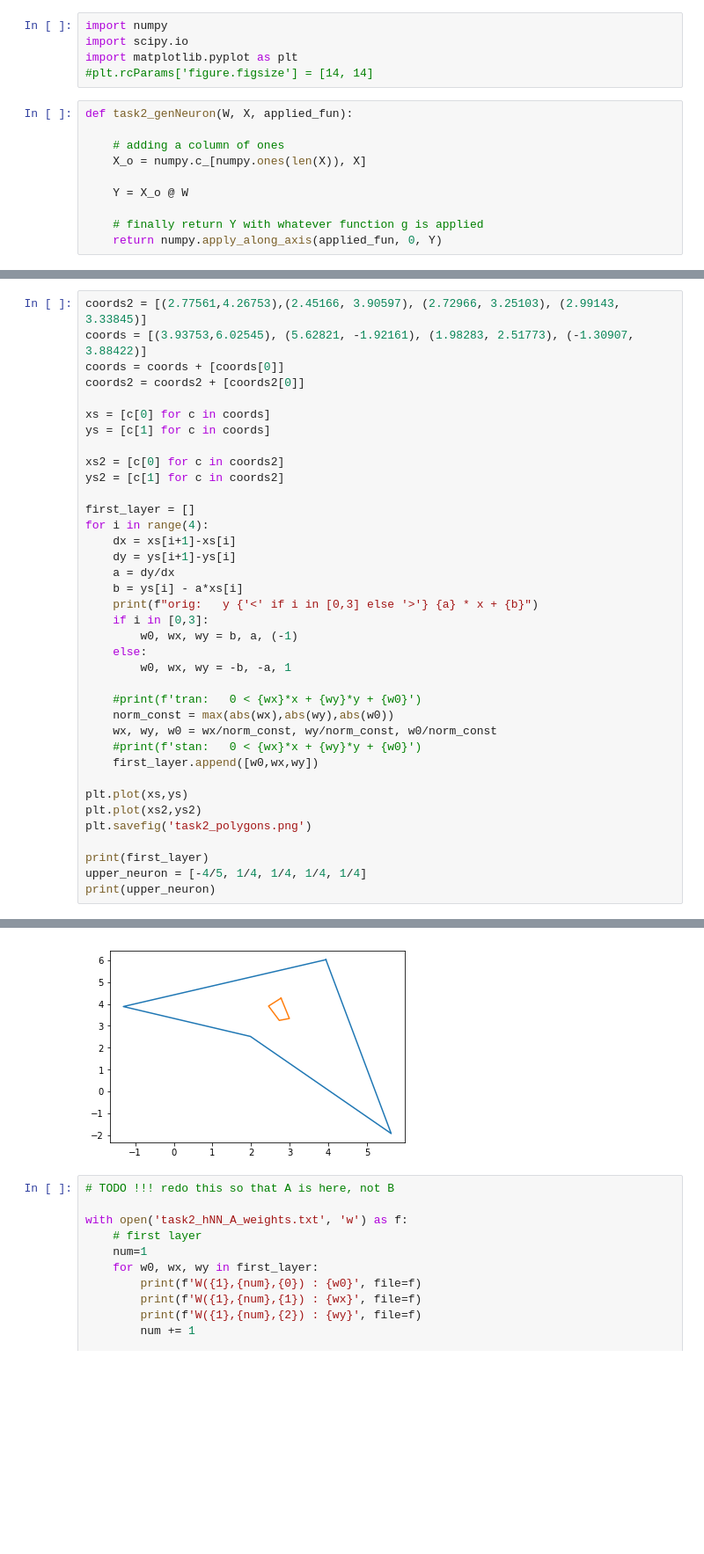
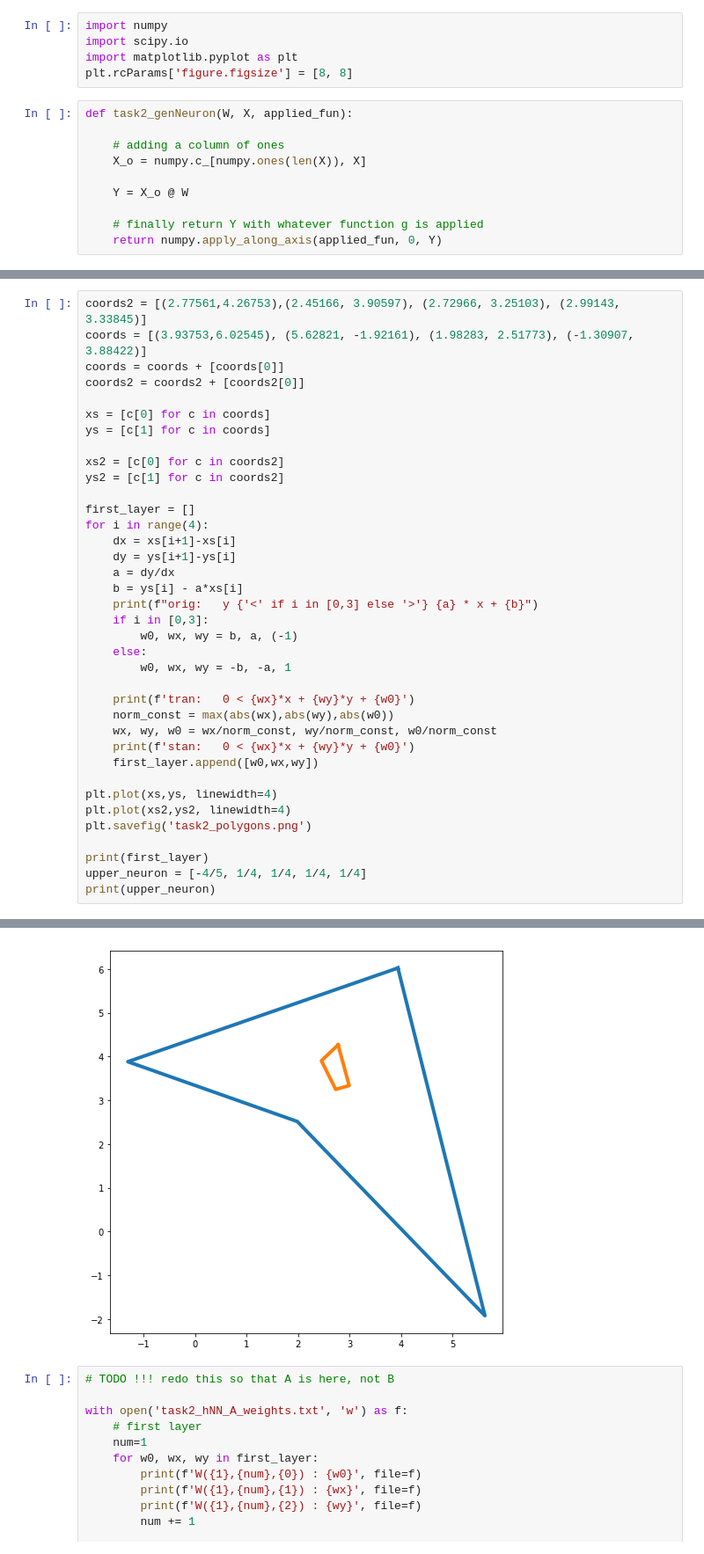
Before and after one commit to s17k/Inf2bcwk1, a Jupyter notebook: task2.ipynb, the cells around one changed output, grey strips where cells are left out. Shown at 88% size. Cells and saved outputs as stored; diff of their text form; blank space fills up the shorter version.

```diff
--- a/task2.ipynb
+++ b/task2.ipynb
@@ -2,7 +2,7 @@
 import numpy
 import scipy.io
 import matplotlib.pyplot as plt
-#plt.rcParams['figure.figsize'] = [14, 14]
+plt.rcParams['figure.figsize'] = [8, 8]
 # %%
 def task2_genNeuron(W, X, applied_fun):
 
@@ -48,14 +47,14 @@ for i in range(4):
     else:
         w0, wx, wy = -b, -a, 1
 
-    #print(f'tran:   0 < {wx}*x + {wy}*y + {w0}')
+    print(f'tran:   0 < {wx}*x + {wy}*y + {w0}')
     norm_const = max(abs(wx),abs(wy),abs(w0))
     wx, wy, w0 = wx/norm_const, wy/norm_const, w0/norm_const
-    #print(f'stan:   0 < {wx}*x + {wy}*y + {w0}')
+    print(f'stan:   0 < {wx}*x + {wy}*y + {w0}')
     first_layer.append([w0,wx,wy])
 
-plt.plot(xs,ys)
-plt.plot(xs2,ys2)
+plt.plot(xs,ys, linewidth=4)
+plt.plot(xs2,ys2, linewidth=4)
 plt.savefig('task2_polygons.png')
 
 print(first_layer)
@@ -69,6 +76,6 @@ orig:   y < 0.4081176380894294 * x + 4.418474556493729
 [[1.0, -0.19159285719085067, -0.04076000581289526], [-1.0, 0.24689693509583485, 0.2027403058246619], [-1.0, 0.1242531034272138, 0.2993280530205454], [1.0, 0.09236618495168845, -0.22632245296746664]]
 [-0.8, 0.25, 0.25, 0.25, 0.25]
-[figure, old version]
+[figure, new version]
 # %%
 # TODO !!! redo this so that A is here, not B
 
```
Also changed, not shown: parts of 6 cells of this notebook, 16 other files.
